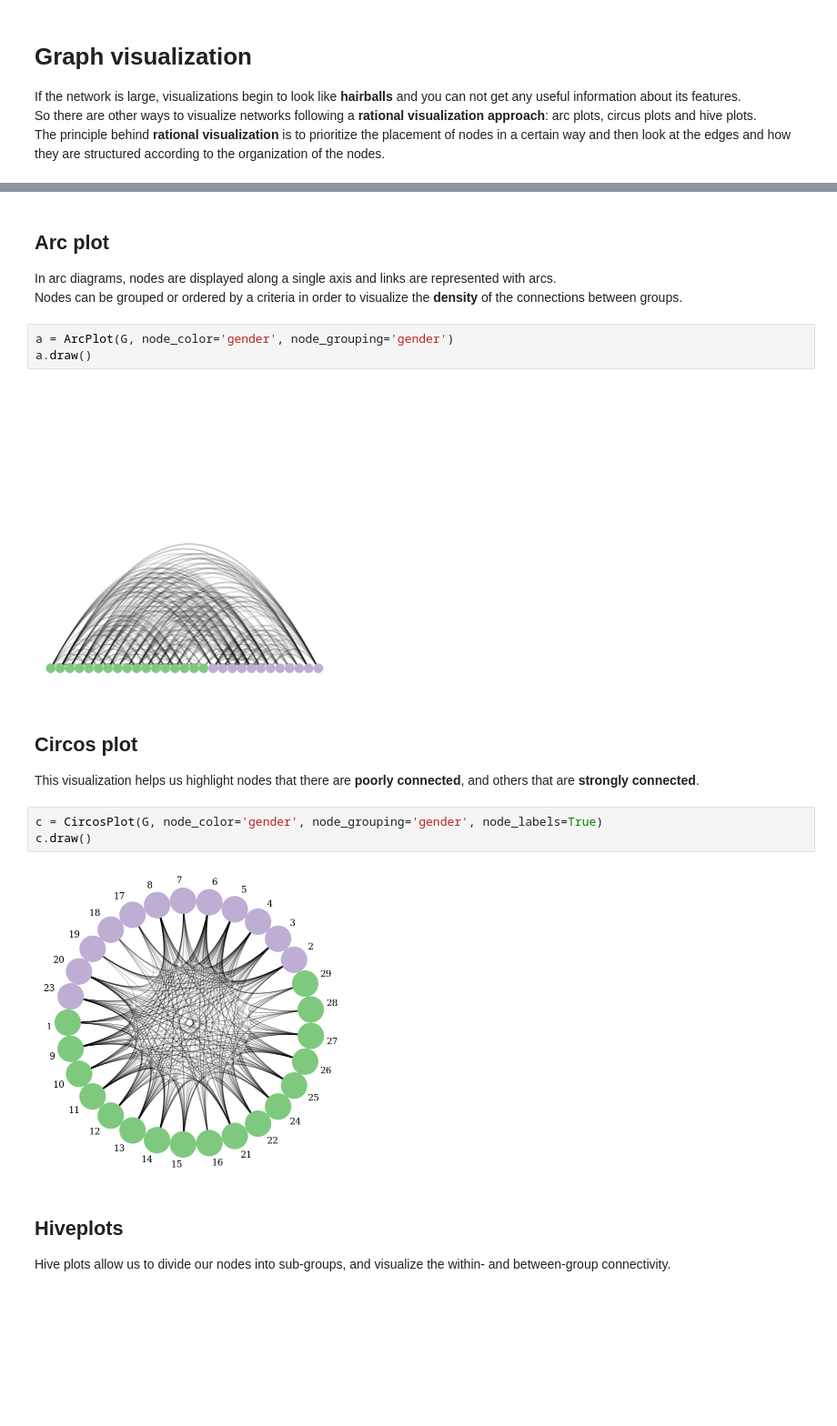
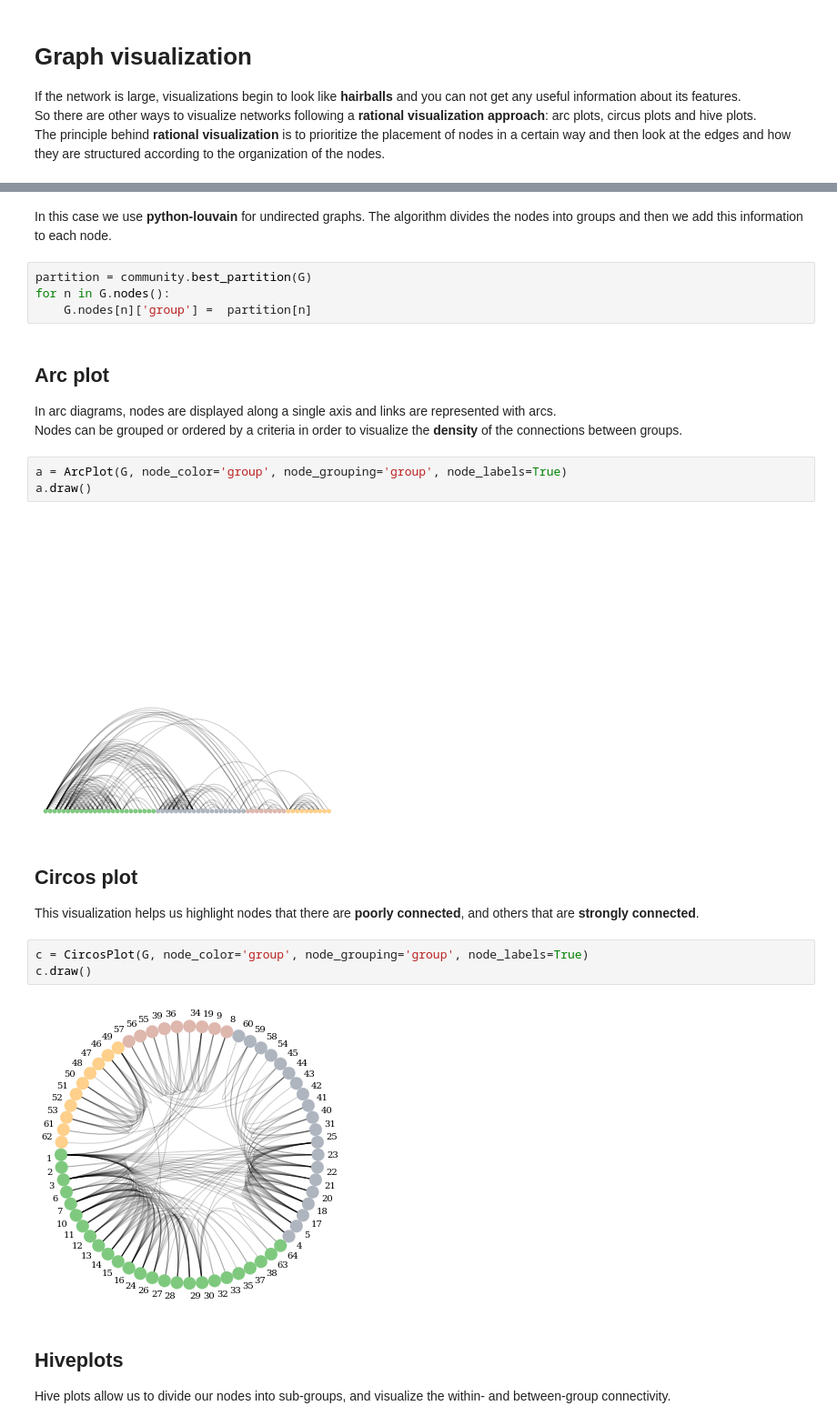
Before and after one commit to gregorioghidoli/netviz, a Jupyter notebook: SNA.ipynb, the cells around one changed output, grey strips where cells are left out. Shown: that part at 91% size. Cells and saved outputs as stored; diff of their text form; blank space fills up the shorter version.

Commit message:
testo community detection

```diff
--- a/SNA.ipynb
+++ b/SNA.ipynb
@@ -111,19 +171,25 @@ nx.draw(G, with_labels=True)
+# %% [markdown]
+<p>In this case we use <b>python-louvain</b> for undirected graphs. The algorithm divides the nodes into groups and then we add this information to each node.</p>
+# %%
+partition = community.best_partition(G)
+for n in G.nodes():
+    G.nodes[n]['group'] =  partition[n]
 # %% [markdown]
 <h2>Arc plot</h2>
 <p>In arc diagrams, nodes are displayed along a single axis and links are represented with arcs.<br>Nodes can be grouped or ordered by a criteria in order to visualize the <b>density</b> of the connections between groups.</p>
 # %%
-a = ArcPlot(G, node_color='gender', node_grouping='gender')
+a = ArcPlot(G, node_color='group', node_grouping='group', node_labels=True)
 a.draw()
 # %% [output]
-[figure, old version]
+[figure, new version]
 # %% [markdown]
 <h2>Circos plot</h2>
 <p>This visualization helps us highlight nodes that there are <b>poorly connected</b>, and others that are <b>strongly connected</b>.</p>
 # %%
-c = CircosPlot(G, node_color='gender', node_grouping='gender', node_labels=True)
+c = CircosPlot(G, node_color='group', node_grouping='group', node_labels=True)
 c.draw()
 # %% [output]
-[figure, old version]
+[figure, new version]
 # %% [markdown]
 <h2>Hiveplots</h2>
 <p>Hive plots allow us to divide our nodes into sub-groups, and visualize the within- and between-group connectivity.</p>
```
Also changed, not shown: parts of 20 cells of this notebook.
